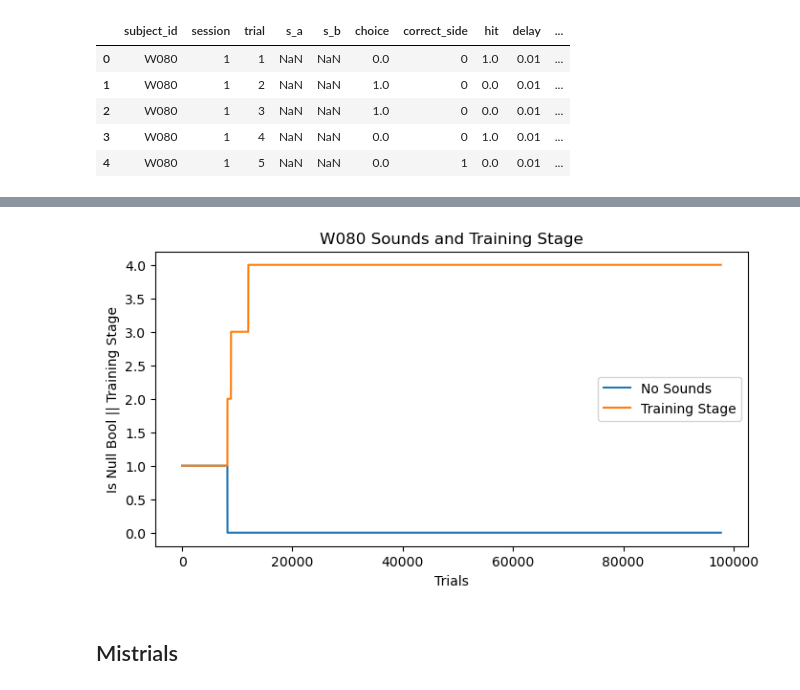
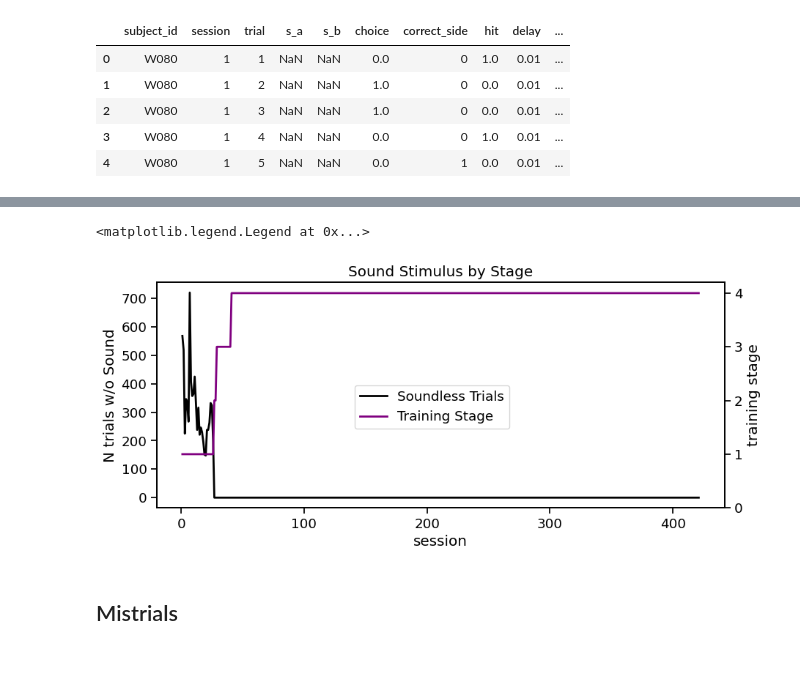
Before and after one commit to jess-breda/violations-multinomial, a Jupyter notebook: explring_dataset.ipynb, the cells around one changed output, grey strips where cells are left out. Cells and saved outputs as stored; diff of their text form; code cells hidden in the pictures; blank space fills up the shorter version.

```diff
--- a/explring_dataset.ipynb
+++ b/explring_dataset.ipynb
@@ -10,6 +10,7 @@ import pandas as pd
 import matplotlib.pyplot as plt
 import seaborn as sns
 import pathlib
+sns.set_context("talk")
 # %%
 DATA_PATH = pathlib.Path("X:\jbreda\learning_project\data")
 F_NAME = "rat_behavior.csv"
@@ -43,13 +44,14 @@ W080_df.head()
 | 3 | W080 | 1 | 4 | NaN | NaN | 0.0 | 0 | 1.0 | 0.01 | ... |
 | 4 | W080 | 1 | 5 | NaN | NaN | 0.0 | 1 | 0.0 | 0.01 | ... |
 # %%
+sns.set_context("notebook", font_scale=1.2)
 ax = (W080_df.groupby("training_stage")
  .max()
  .session
  .plot.bar(
     title=f"{ANIMAL_ID} N sessions per stage",
-    figsize=(5,3),
-    color = 'gray'
+    figsize=(4,4),
+    color = 'purple'
     )
 )
 for p in ax.patches:
@@ -78,12 +95,24 @@ ax.set(title=f"{ANIMAL_ID} Hit Rate Per Session ~ Training Stage")
 # %%
-fig,ax = plt.subplots(figsize = (8,4))
-sns.lineplot(W080_df["s_a"].isnull(),ax=ax,label="No Sounds")
-sns.lineplot(W080_df.training_stage, ax=ax,label="Training Stage")
-_ = ax.set(title=f"{ANIMAL_ID} Sounds and Training Stage",
-           ylabel="Is Null Bool || Training Stage",
-           xlabel= "Trials"
-        )
+fig,ax = plt.subplots(figsize = (10,4))
+
+sns.lineplot(
+    W080_df["s_a"].isnull().groupby(W080_df['session']).sum(),
+    ax=ax, color = "black", linewidth=2,
+    label= "Soundless Trials", legend=False
+    )
+
+ax2=plt.twinx()
+sns.lineplot(
+    W080_df.groupby("session").training_stage.max(),
+    ax=ax2, color="purple", linewidth=2,
+    label="Training Stage", legend=False
+    )
+
+ax.set(ylabel= "N trials w/o Sound", title="Sound Stimulus by Stage")
+ax2.set(ylabel= "training stage",ylim=(0, 4.2))
+fig.legend(loc="center")
 # %% [output]
+<matplotlib.legend.Legend at 0x...>
-[figure, old version]
+[figure, new version]
 # %% [markdown]
 ## Mistrials
```
Also changed, not shown: parts of 6 cells of this notebook.
